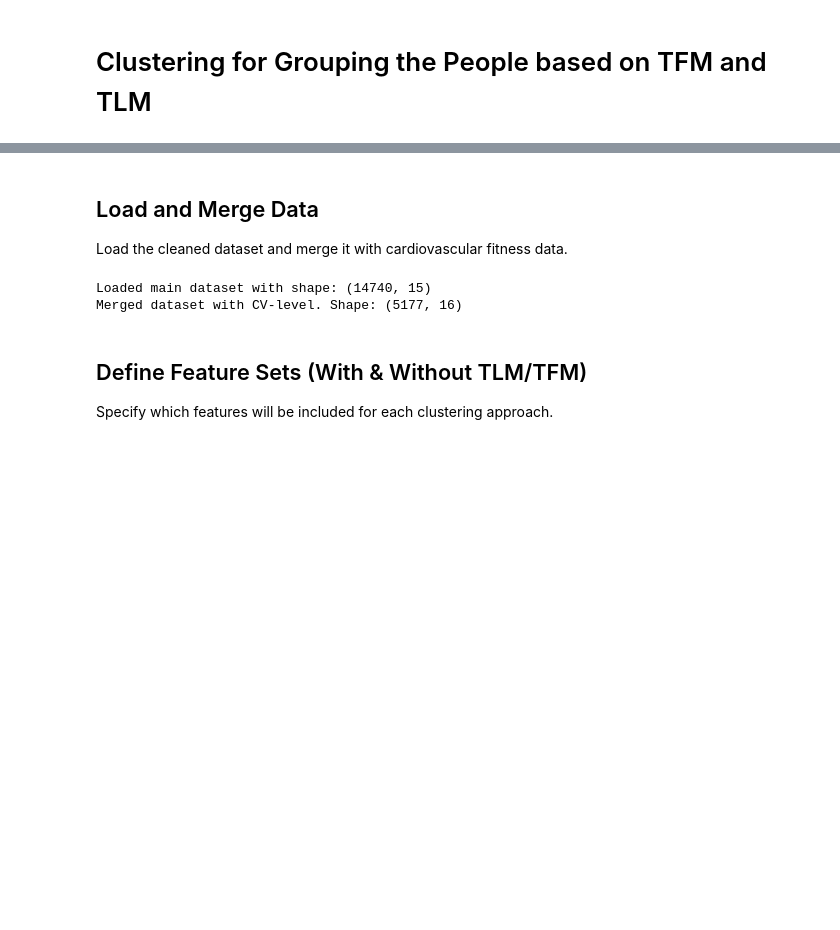
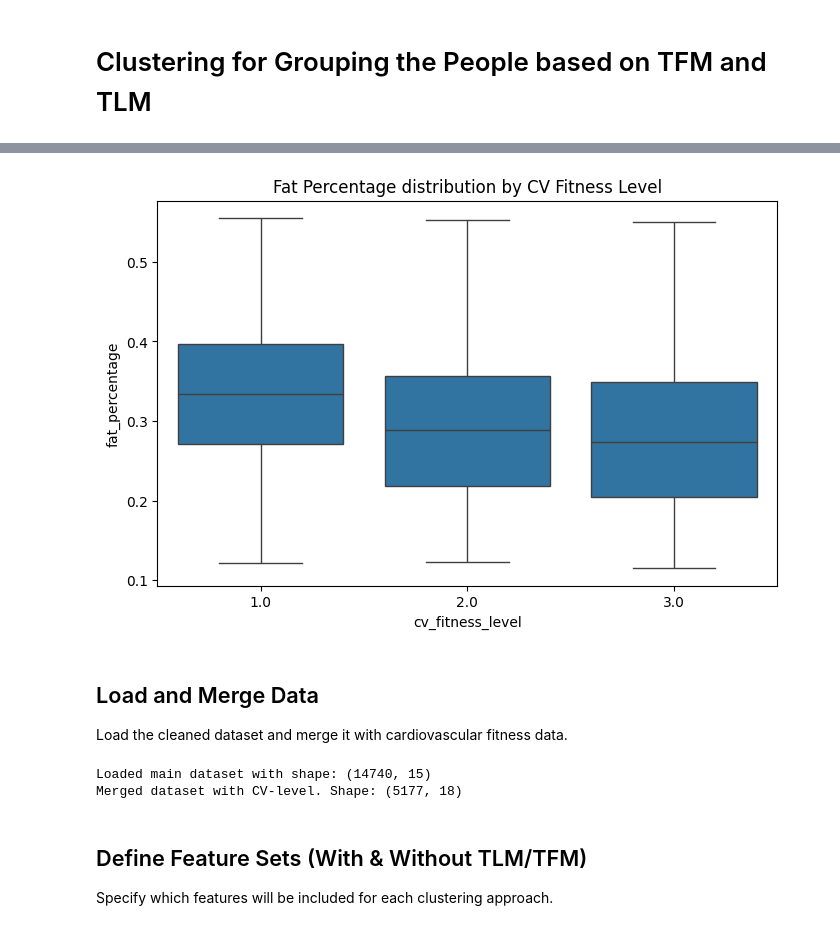
Before and after one commit to d-pizhuk/bt-tfm-tlm-clustering, a Jupyter notebook: clustering.ipynb, the cells around one changed output, grey strips where cells are left out. Cells and saved outputs as stored; diff of their text form; code cells hidden in the pictures; blank space fills up the shorter version.

```diff
--- a/clustering.ipynb
+++ b/clustering.ipynb
@@ -3,3 +143,11 @@
+# %%
+import seaborn as sns
+plt.figure(figsize=(8,5))
+sns.boxplot(x='cv_fitness_level', y='fat_percentage', data=health_data_with_cv)
+plt.title("Fat Percentage distribution by CV Fitness Level")
+plt.show()
+# %% [output]
+[figure, added]
 # %%
 import os
 import numpy as np
@@ -29,10 +177,20 @@ cv_data3 = pd.read_csv('csv/2003_2004/cv_level.csv')
 cv_data = pd.concat([cv_data1, cv_data2, cv_data3], ignore_index=True)
 health_data_with_cv = health_data.merge(cv_data, on='id', how='inner').dropna()
 
+bmi_bins = [0, 18.5, 24.9, 29.9, float('inf')]
+bmi_labels = ['Underweight', 'Normal weight', 'Overweight', 'Obese']
+
+# Apply BMI categorization
+health_data_with_cv['bmi_category'] = pd.cut(health_data_with_cv['bmi'], bins=bmi_bins, labels=bmi_labels)
+
+health_data_with_cv['fat_percentage'] = health_data_with_cv['total_fat_mass'] / (
+    health_data_with_cv['total_fat_mass'] + health_data_with_cv['total_lean_mass']
+)
+
 print(f"Merged dataset with CV-level. Shape: {health_data_with_cv.shape}")
 # %% [output]
 Loaded main dataset with shape: (14740, 15)
-Merged dataset with CV-level. Shape: (5177, 16)
+Merged dataset with CV-level. Shape: (5177, 18)
 # %% [markdown]
 ## Define Feature Sets (With & Without TLM/TFM)
 Specify which features will be included for each clustering approach.
```
Also changed, not shown: parts of 9 cells of this notebook, 12 other files.
